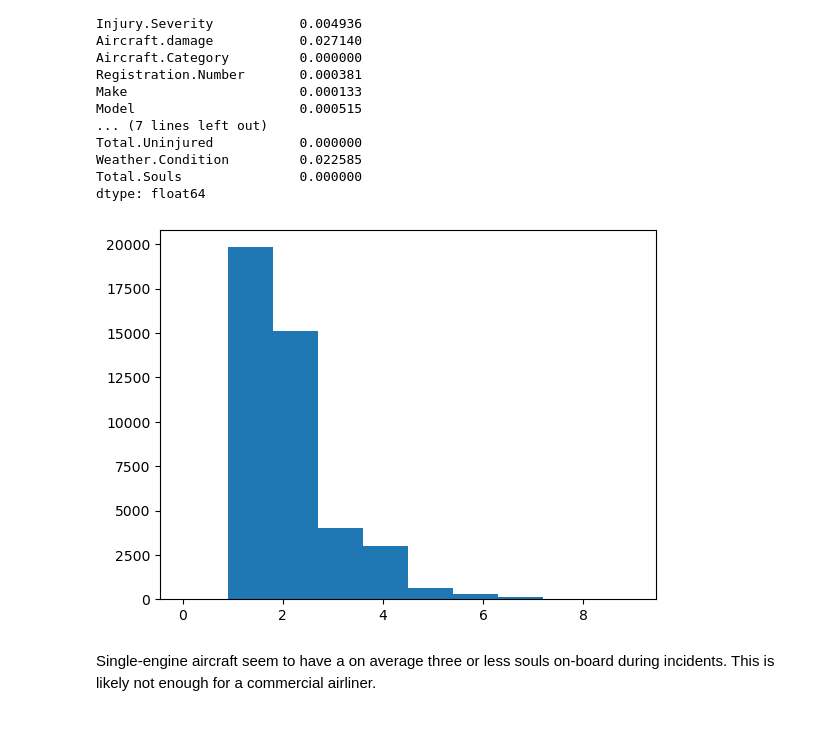
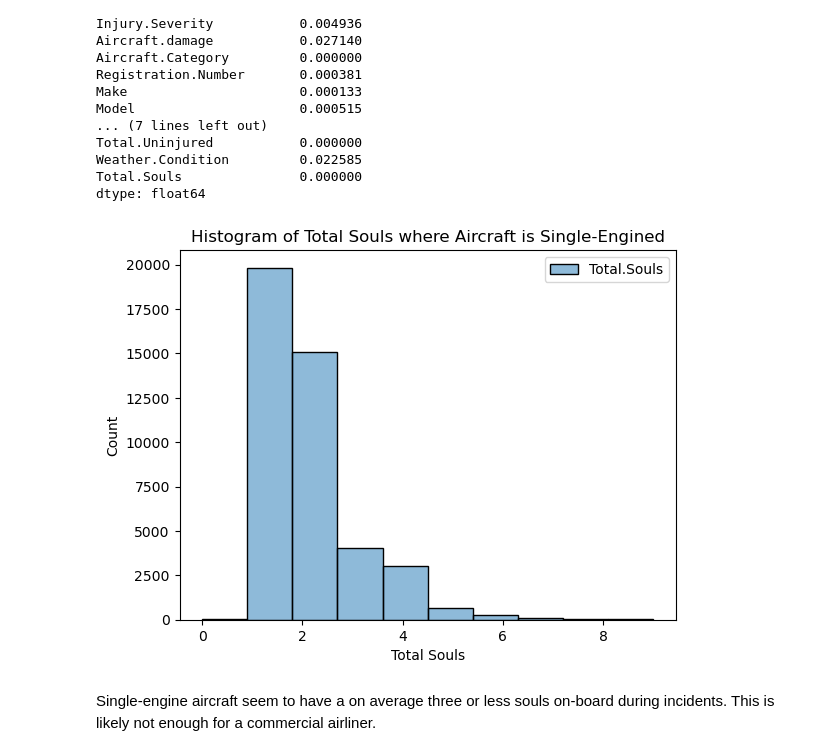
Before and after one commit to Luwate/dsc-phase-1-project, a Jupyter notebook: student.ipynb, the cells around one changed output. Drawn from its saved outputs; the diff is of its cells as text; code cells hidden in the pictures; blank space fills up the shorter version.

Commit message:
Convert histograms to sns

```diff
--- a/student.ipynb
+++ b/student.ipynb
@@ -450,9 +451,13 @@ Total.Souls               0.000000
 dtype: float64
 # %%
 fig, ax = plt.subplots()
-ax.hist(pd.DataFrame(df_temp[(df_temp['Number.of.Engines']==1) & (df_temp['Total.Souls']<10)]['Total.Souls']), bins =10);
+sns.histplot(data = pd.DataFrame(df_temp[(df_temp['Number.of.Engines']==1) & (df_temp['Total.Souls']<10)]['Total.Souls']), bins =10, ax =ax)
+ax.set_title("Histogram of Total Souls where Aircraft is Single-Engined")
+ax.set_xlabel("Total Souls")
+ax.set_ylabel("Count")
+plt.savefig("./images/histogram_single_engined.png");
 # %% [output]
-[figure, old version]
+[figure, new version]
 # %% [markdown]
 Single-engine aircraft seem to have a on average three or less souls on-board during incidents. This is likely not enough for a commercial airliner.
 # %%
```
Also changed, not shown: parts of 3 cells of this notebook, 3 other files.
